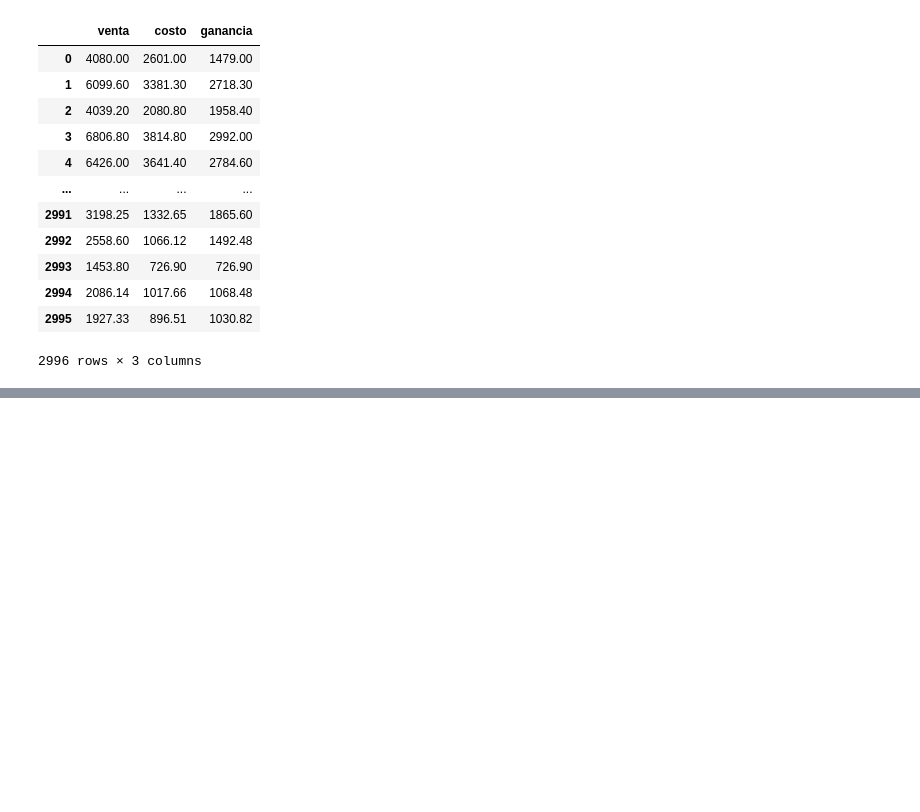
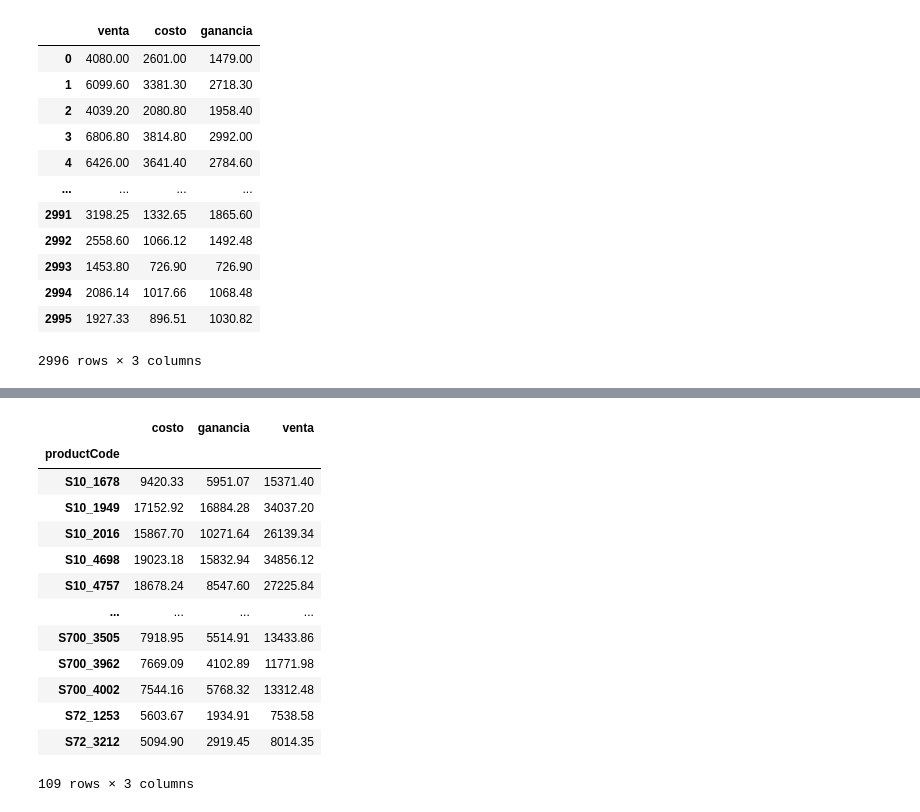
Before and after one commit to hlcxpl/pythond7, a Jupyter notebook: python7.ipynb, the cells around one changed output, grey strips where cells are left out. Cells and saved outputs as stored; diff of their text form; code cells hidden in the pictures; blank space fills up the shorter version.

```diff
--- a/python7.ipynb
+++ b/python7.ipynb
@@ -124,0 +302,27 @@ NameError: name 'pd' is not defined
+# %%
+# Genera un informe de los 10 productos más vendidos en 2005
+productos_top_10_2005 = generar_reporte(ventas_2005,
+                                        filas='productCode',
+                                        columnas=None,  # Deja las columnas como None
+                                        valores=['venta', 'costo', 'ganancia'],
+                                        medida='sum')
+
+# Guarda el informe en la tabla 'top_10_productos_2005'
+nombre_tabla_productos = 'top_10_productos_2005'
+guardar_tabla(productos_top_10_2005, nombre_tabla_productos, engine, if_exists='replace')
+productos_top_10_2005
+# %% [output]
+|  | costo | ganancia | venta |
+| productCode |  |  |  |
+| S10_1678 | 9420.33 | 5951.07 | 15371.40 |
+| S10_1949 | 17152.92 | 16884.28 | 34037.20 |
+| S10_2016 | 15867.70 | 10271.64 | 26139.34 |
+| S10_4698 | 19023.18 | 15832.94 | 34856.12 |
+| S10_4757 | 18678.24 | 8547.60 | 27225.84 |
+| ... | ... | ... | ... |
+| S700_3505 | 7918.95 | 5514.91 | 13433.86 |
+| S700_3962 | 7669.09 | 4102.89 | 11771.98 |
+| S700_4002 | 7544.16 | 5768.32 | 13312.48 |
+| S72_1253 | 5603.67 | 1934.91 | 7538.58 |
+| S72_3212 | 5094.90 | 2919.45 | 8014.35 |
+109 rows × 3 columns
```
Also changed, not shown: parts of 16 cells of this notebook, 2 other files.
